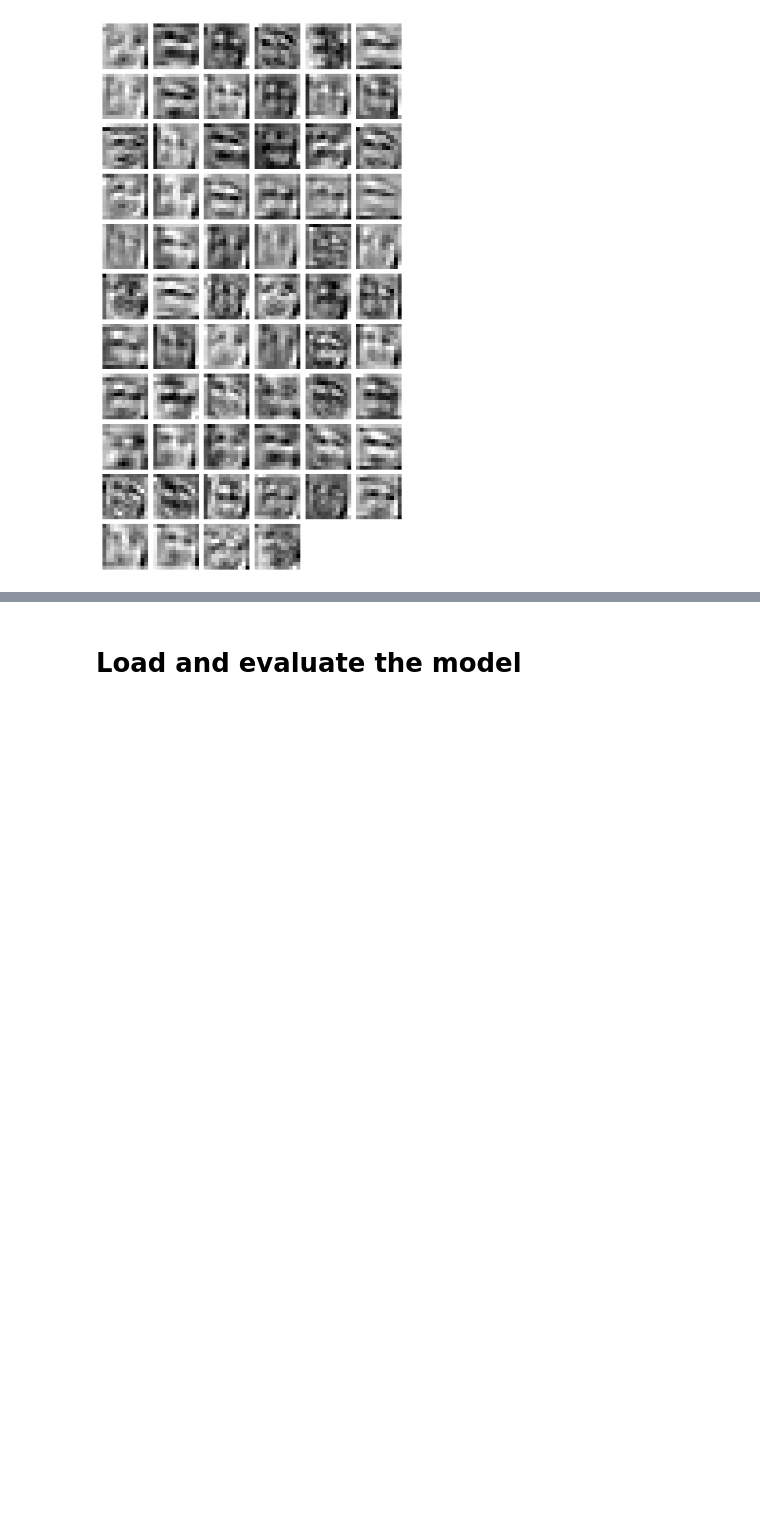
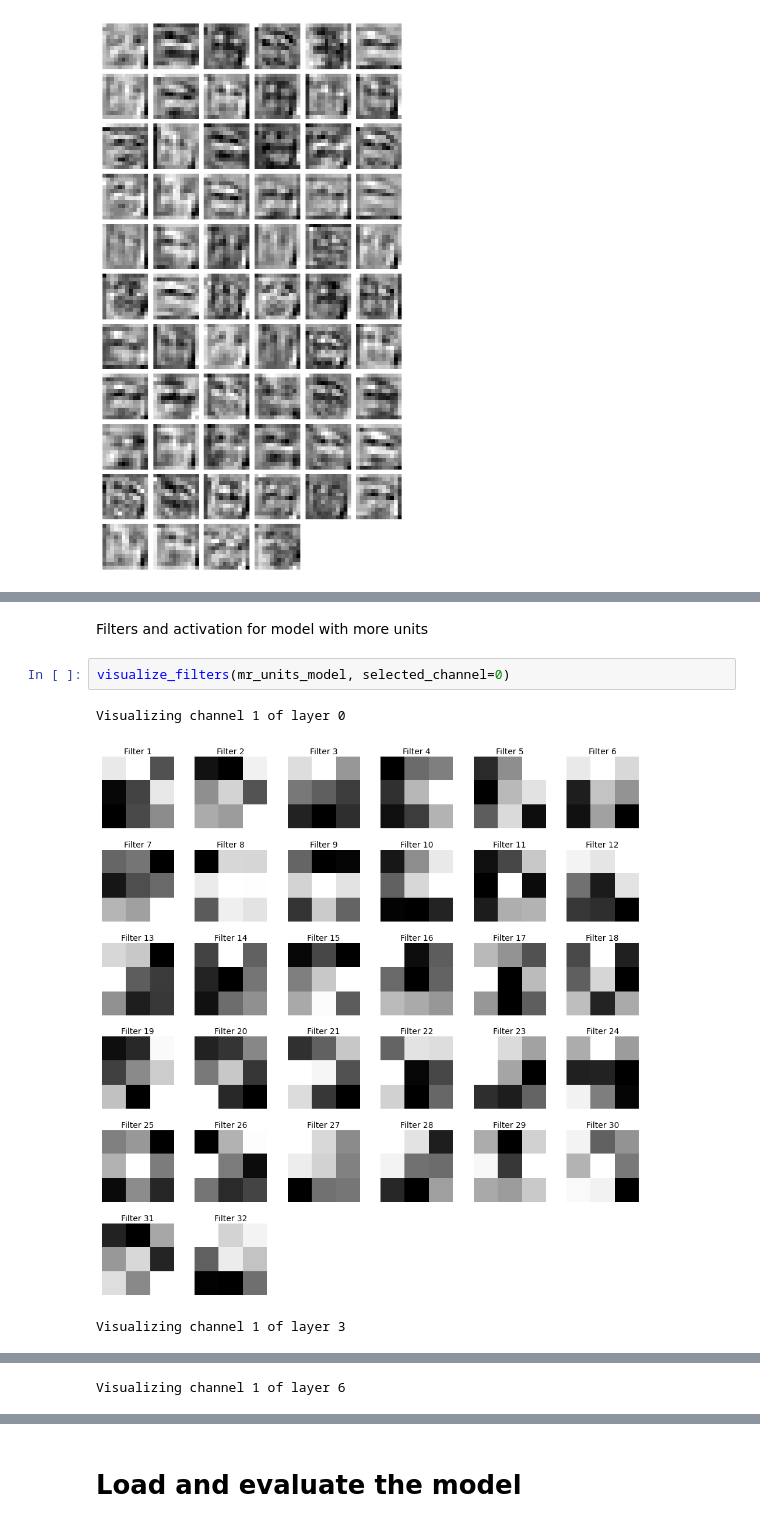
Before and after one commit to georgebaint/Computer-Vision-Facial-Expression-Recognition, a Jupyter notebook: training_and_evaluation.ipynb, the cells around one changed output, grey strips where cells are left out. Drawn from its saved outputs; the diff is of its cells as text; blank space fills up the shorter version.

```diff
--- a/training_and_evaluation.ipynb
+++ b/training_and_evaluation.ipynb
@@ -542,0 +559,8 @@ visualize_activations(model1, data_loader_train, device)
+# %% [markdown]
+Filters and activation for model with more units
+# %%
+visualize_filters(mr_units_model, selected_channel=0)
+# %% [output]
+Visualizing channel 1 of layer 0
+[figure, added]
+Visualizing channel 1 of layer 3
@@ -542,0 +568 @@ visualize_activations(model1, data_loader_train, device)
+Visualizing channel 1 of layer 6
```
Also changed, not shown: parts of 19 cells of this notebook, 4 other files.
